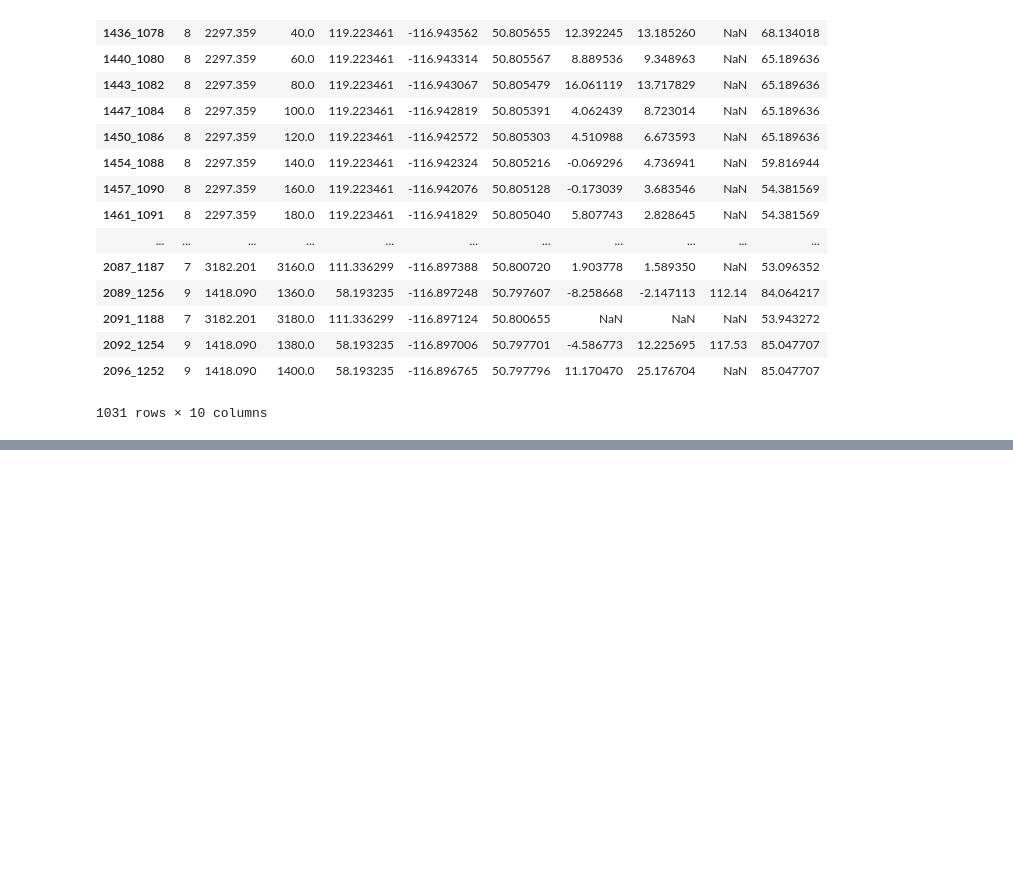
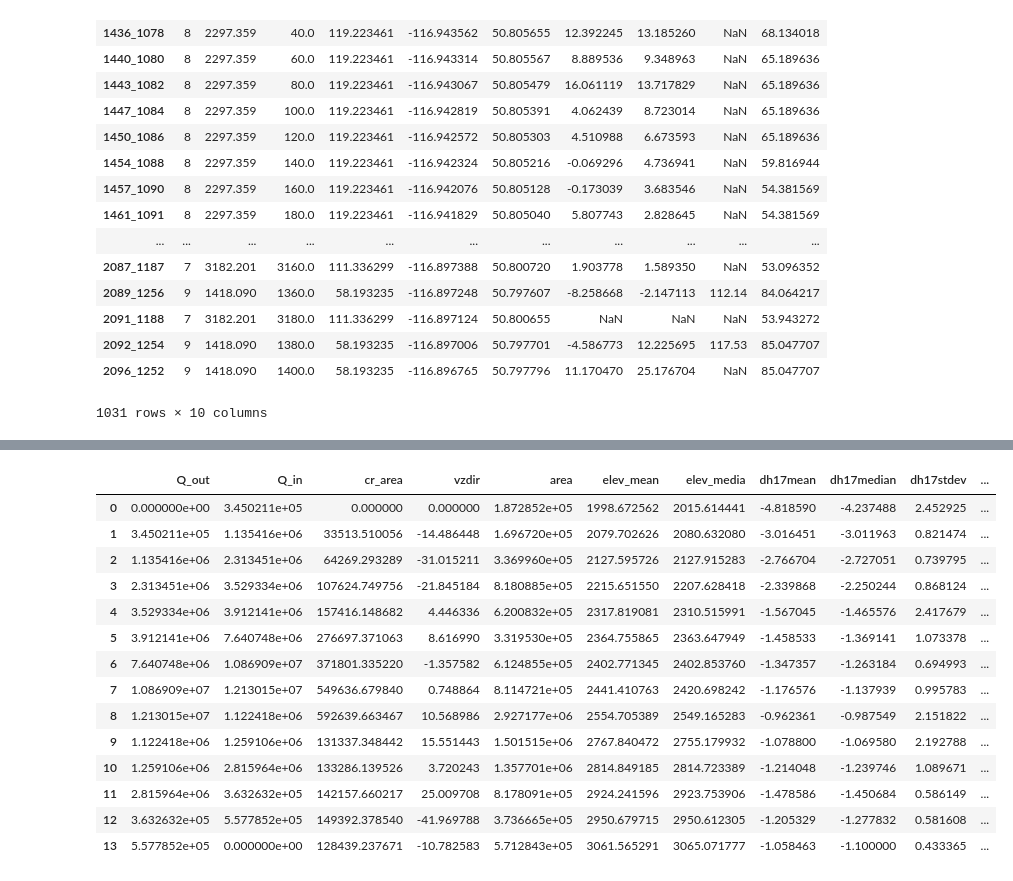
Before and after one commit to bpelto/ice_dynamics, a Jupyter notebook: flux_gate_velocity.ipynb, the cells around one changed output, grey strips where cells are left out. Cells and saved outputs as stored; diff of their text form; code cells hidden in the pictures; blank space fills up the shorter version.

```diff
--- a/flux_gate_velocity.ipynb
+++ b/flux_gate_velocity.ipynb
@@ -282,10 +295,18 @@ t
 # %%
-Q_out= [0.,]
+Q_out= [0.,] #flux out per gate
+cr_area = [0.,] # cross-scetion area per gate
+vzdir = [0.,]
 
+for n in range(D.ID.nunique()+1):
+        Q_out.append(D.Qopt[D.ID==n].sum())
+        cr_area.append(D.a[D.ID==n].sum())
+        vzdir.append(D.vzdir[D.ID==n].mean())
+Q_in = [Q_out[1:]] #flux in per bin
+Q_in = np.squeeze(Q_in)
+# Q_in[]
 
-for n in range(D.ID.nunique()+2):
-        Q_out.append(D.Qopt[D.ID==n].sum())
+FG['vfg'] = FG.Q_out / FG.cr_area #net velocity per gate
+FG['bin']=np.arange(0,14,1)
 
-Q_in = [Q_out[1:]]
-Q_in = np.squeeze(Q_in)
-FG = pd.DataFrame(list(zip(Q_out, Q_in)), columns=['Q_out', 'Q_in'])
+FG = pd.DataFrame(list(zip(Q_out, Q_in, cr_area, vzdir)), columns=['Q_out', 'Q_in', 'cr_area', 'vzdir'])
+FG
@@ -296,3 +328,0 @@ D.ID.nunique()
-# %%
-FG['Q_net'] = FG.Q_in - FG.Q_out
-FG
@@ -322,0 +341,19 @@ SA =
+# %%
+FG_df =  pd.concat([FG, data], axis=1)
+FG_df
+# %% [output]
+|  | Q_out | Q_in | cr_area | vzdir | area | elev_mean | elev_media | dh17mean | dh17median | dh17stdev | ... |
+| 0 | 0.000000e+00 | 3.450211e+05 | 0.000000 | 0.000000 | 1.872852e+05 | 1998.672562 | 2015.614441 | -4.818590 | -4.237488 | 2.452925 | ... |
+| 1 | 3.450211e+05 | 1.135416e+06 | 33513.510056 | -14.486448 | 1.696720e+05 | 2079.702626 | 2080.632080 | -3.016451 | -3.011963 | 0.821474 | ... |
+| 2 | 1.135416e+06 | 2.313451e+06 | 64269.293289 | -31.015211 | 3.369960e+05 | 2127.595726 | 2127.915283 | -2.766704 | -2.727051 | 0.739795 | ... |
+| 3 | 2.313451e+06 | 3.529334e+06 | 107624.749756 | -21.845184 | 8.180885e+05 | 2215.651550 | 2207.628418 | -2.339868 | -2.250244 | 0.868124 | ... |
+| 4 | 3.529334e+06 | 3.912141e+06 | 157416.148682 | 4.446336 | 6.200832e+05 | 2317.819081 | 2310.515991 | -1.567045 | -1.465576 | 2.417679 | ... |
+| 5 | 3.912141e+06 | 7.640748e+06 | 276697.371063 | 8.616990 | 3.319530e+05 | 2364.755865 | 2363.647949 | -1.458533 | -1.369141 | 1.073378 | ... |
+| 6 | 7.640748e+06 | 1.086909e+07 | 371801.335220 | -1.357582 | 6.124855e+05 | 2402.771345 | 2402.853760 | -1.347357 | -1.263184 | 0.694993 | ... |
+| 7 | 1.086909e+07 | 1.213015e+07 | 549636.679840 | 0.748864 | 8.114721e+05 | 2441.410763 | 2420.698242 | -1.176576 | -1.137939 | 0.995783 | ... |
+| 8 | 1.213015e+07 | 1.122418e+06 | 592639.663467 | 10.568986 | 2.927177e+06 | 2554.705389 | 2549.165283 | -0.962361 | -0.987549 | 2.151822 | ... |
+| 9 | 1.122418e+06 | 1.259106e+06 | 131337.348442 | 15.551443 | 1.501515e+06 | 2767.840472 | 2755.179932 | -1.078800 | -1.069580 | 2.192788 | ... |
+| 10 | 1.259106e+06 | 2.815964e+06 | 133286.139526 | 3.720243 | 1.357701e+06 | 2814.849185 | 2814.723389 | -1.214048 | -1.239746 | 1.089671 | ... |
+| 11 | 2.815964e+06 | 3.632632e+05 | 142157.660217 | 25.009708 | 8.178091e+05 | 2924.241596 | 2923.753906 | -1.478586 | -1.450684 | 0.586149 | ... |
+| 12 | 3.632632e+05 | 5.577852e+05 | 149392.378540 | -41.969788 | 3.736665e+05 | 2950.679715 | 2950.612305 | -1.205329 | -1.277832 | 0.581608 | ... |
+| 13 | 5.577852e+05 | 0.000000e+00 | 128439.237671 | -10.782583 | 5.712843e+05 | 3061.565291 | 3065.071777 | -1.058463 | -1.100000 | 0.433365 | ... |
```
Also changed, not shown: parts of 21 cells of this notebook, 1 other file.
